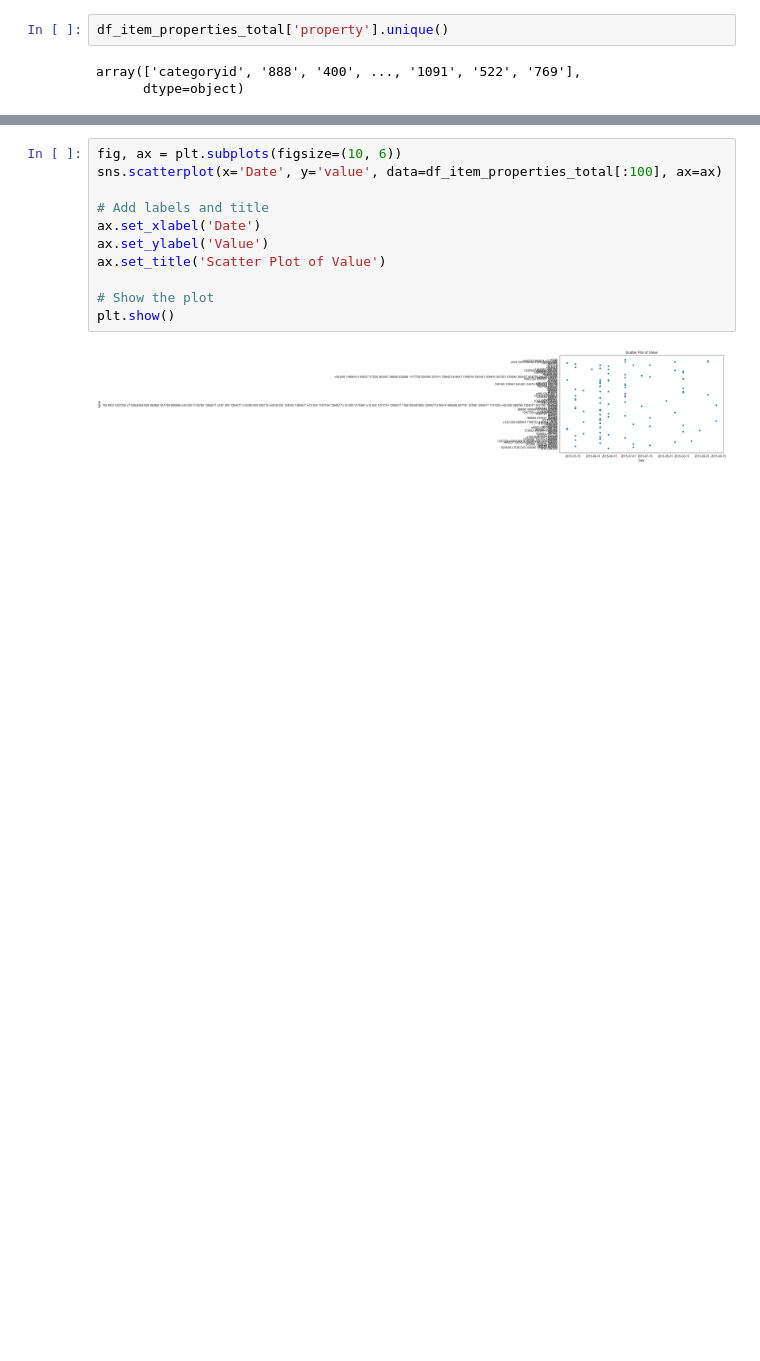
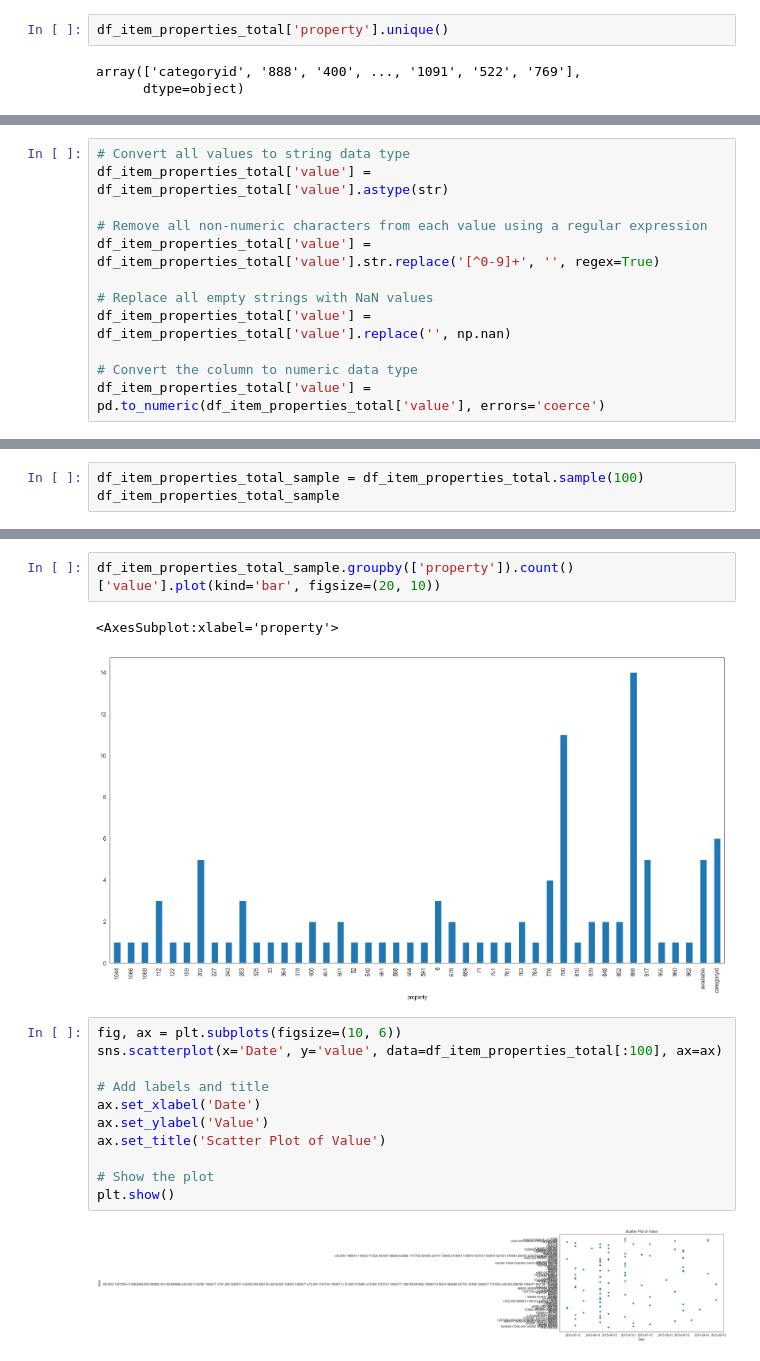
Before and after one commit to belladu0201/Deep_RL_Recommender_System, a Jupyter notebook: 10_Code/railrocket_eda_Beibei_Du_AIPI531_SP23.ipynb, the cells around one changed output, grey strips where cells are left out. Cells and saved outputs as stored; diff of their text form; blank space fills up the shorter version.

```diff
--- a/10_Code/railrocket_eda_Beibei_Du_AIPI531_SP23.ipynb
+++ b/10_Code/railrocket_eda_Beibei_Du_AIPI531_SP23.ipynb
@@ -333,0 +342,12 @@ array(['categoryid', '888', '400', ..., '1091', '522', '769'],
+# %%
+# Convert all values to string data type
+df_item_properties_total['value'] = df_item_properties_total['value'].astype(str)
+
+# Remove all non-numeric characters from each value using a regular expression
+df_item_properties_total['value'] = df_item_properties_total['value'].str.replace('[^0-9]+', '', regex=True)
+
+# Replace all empty strings with NaN values
+df_item_properties_total['value'] = df_item_properties_total['value'].replace('', np.nan)
+
+# Convert the column to numeric data type
+df_item_properties_total['value'] = pd.to_numeric(df_item_properties_total['value'], errors='coerce')
@@ -333,0 +386,3 @@ array(['categoryid', '888', '400', ..., '1091', '522', '769'],
+# %%
+df_item_properties_total_sample = df_item_properties_total.sample(100)
+df_item_properties_total_sample
@@ -334,3 +434,8 @@ array(['categoryid', '888', '400', ..., '1091', '522', '769'],
+# %%
+df_item_properties_total_sample.groupby(['property']).count()['value'].plot(kind='bar', figsize=(20, 10))
+# %% [output]
+<AxesSubplot:xlabel='property'>
+[figure, added]
 # %%
 fig, ax = plt.subplots(figsize=(10, 6))
 sns.scatterplot(x='Date', y='value', data=df_item_properties_total[:100], ax=ax)
```
Also changed, not shown: parts of 8 cells of this notebook.
